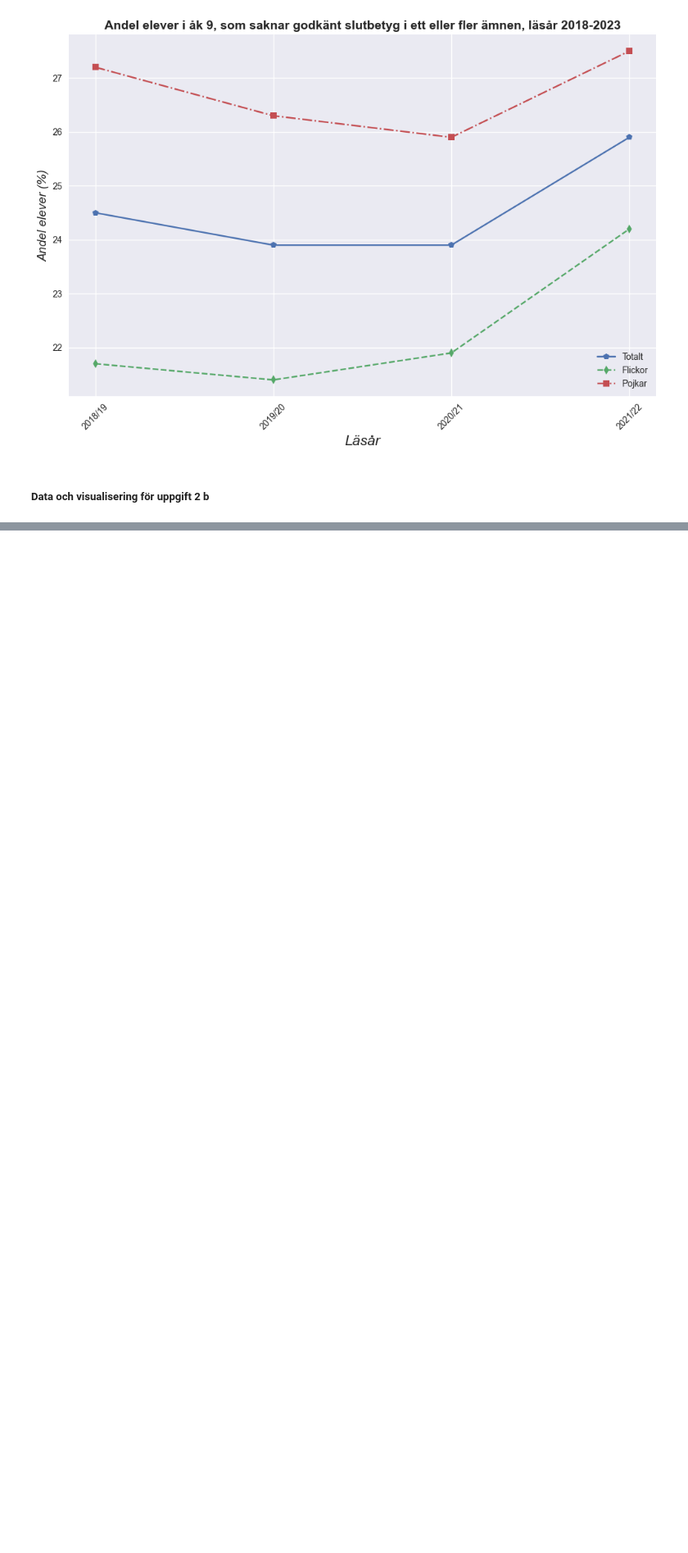
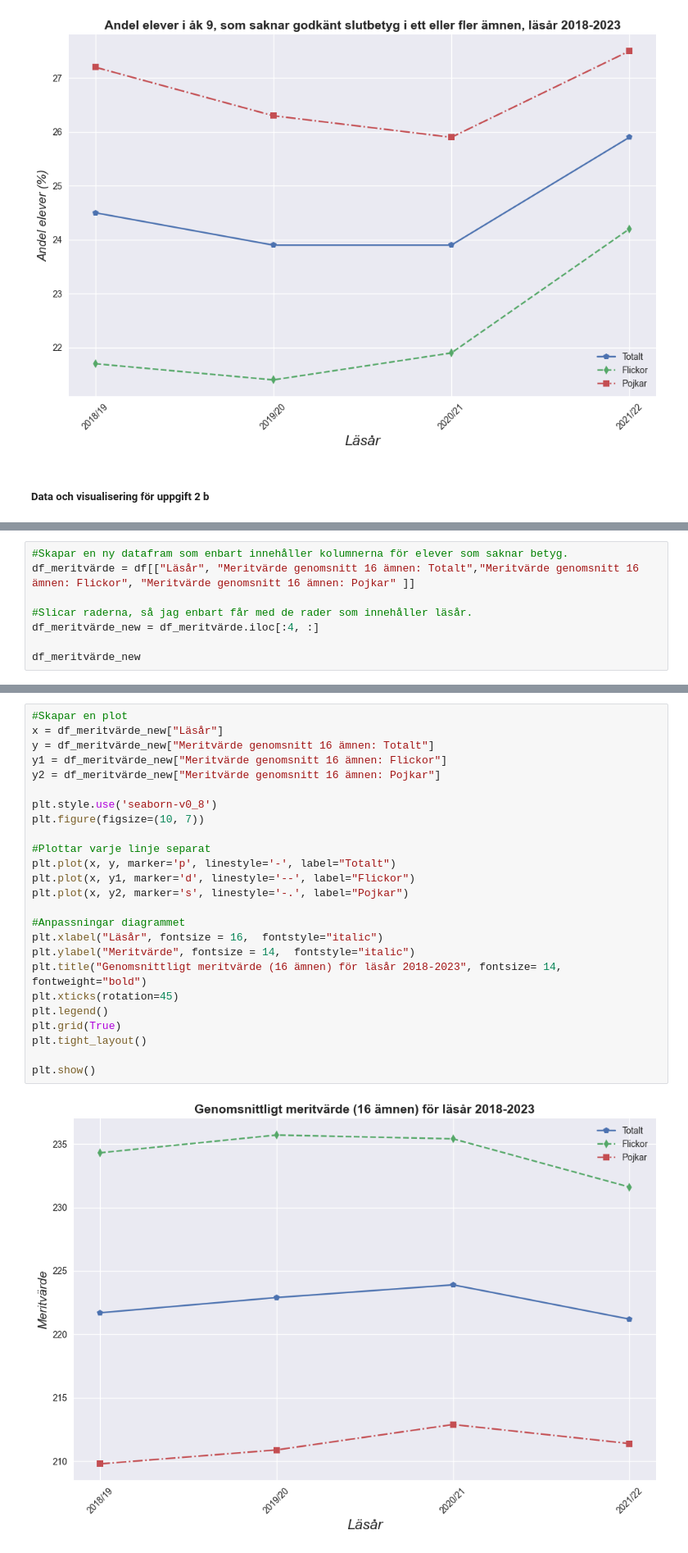
Before and after one commit to suseliwen/Labb2---skolstatistik, a Jupyter notebook: Labb2_uppgift2.ipynb, the cells around one changed output, grey strips where cells are left out. Shown: that part at 82% size. Cells and saved outputs as stored; diff of their text form; blank space fills up the shorter version.

```diff
--- a/Labb2_uppgift2.ipynb
+++ b/Labb2_uppgift2.ipynb
@@ -108,0 +98,8 @@ plt.show()
+# %%
+#Skapar en ny datafram som enbart innehåller kolumnerna för elever som saknar betyg.
+df_meritvärde = df[["Läsår", "Meritvärde genomsnitt 16 ämnen: Totalt","Meritvärde genomsnitt 16 ämnen: Flickor", "Meritvärde genomsnitt 16 ämnen: Pojkar" ]]
+
+#Slicar raderna, så jag enbart får med de rader som innehåller läsår.
+df_meritvärde_new = df_meritvärde.iloc[:4, :]
+
+df_meritvärde_new
@@ -108,0 +112,27 @@ plt.show()
+# %%
+#Skapar en plot
+x = df_meritvärde_new["Läsår"]
+y = df_meritvärde_new["Meritvärde genomsnitt 16 ämnen: Totalt"]
+y1 = df_meritvärde_new["Meritvärde genomsnitt 16 ämnen: Flickor"]
+y2 = df_meritvärde_new["Meritvärde genomsnitt 16 ämnen: Pojkar"]
+
+plt.style.use('seaborn-v0_8')
+plt.figure(figsize=(10, 7))
+
+#Plottar varje linje separat
+plt.plot(x, y, marker='p', linestyle='-', label="Totalt")
+plt.plot(x, y1, marker='d', linestyle='--', label="Flickor")
+plt.plot(x, y2, marker='s', linestyle='-.', label="Pojkar")
+
+#Anpassningar diagrammet
+plt.xlabel("Läsår", fontsize = 16,  fontstyle="italic")
+plt.ylabel("Meritvärde", fontsize = 14,  fontstyle="italic")
+plt.title("Genomsnittligt meritvärde (16 ämnen) för läsår 2018-2023", fontsize= 14, fontweight="bold")
+plt.xticks(rotation=45)
+plt.legend()
+plt.grid(True)
+plt.tight_layout()
+
+plt.show()
+# %% [output]
+[figure, added]
```
Also changed, not shown: parts of 4 cells of this notebook, 1 other file.
